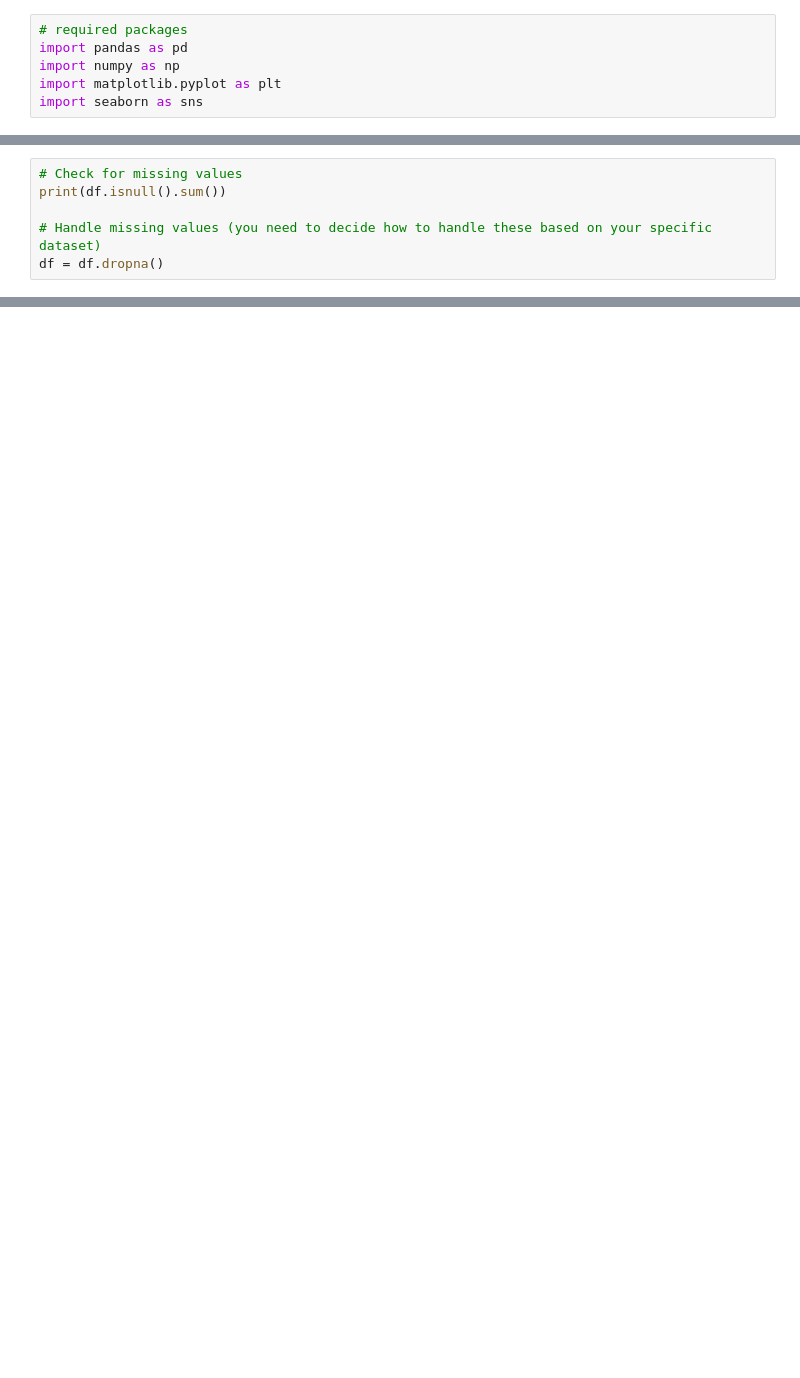
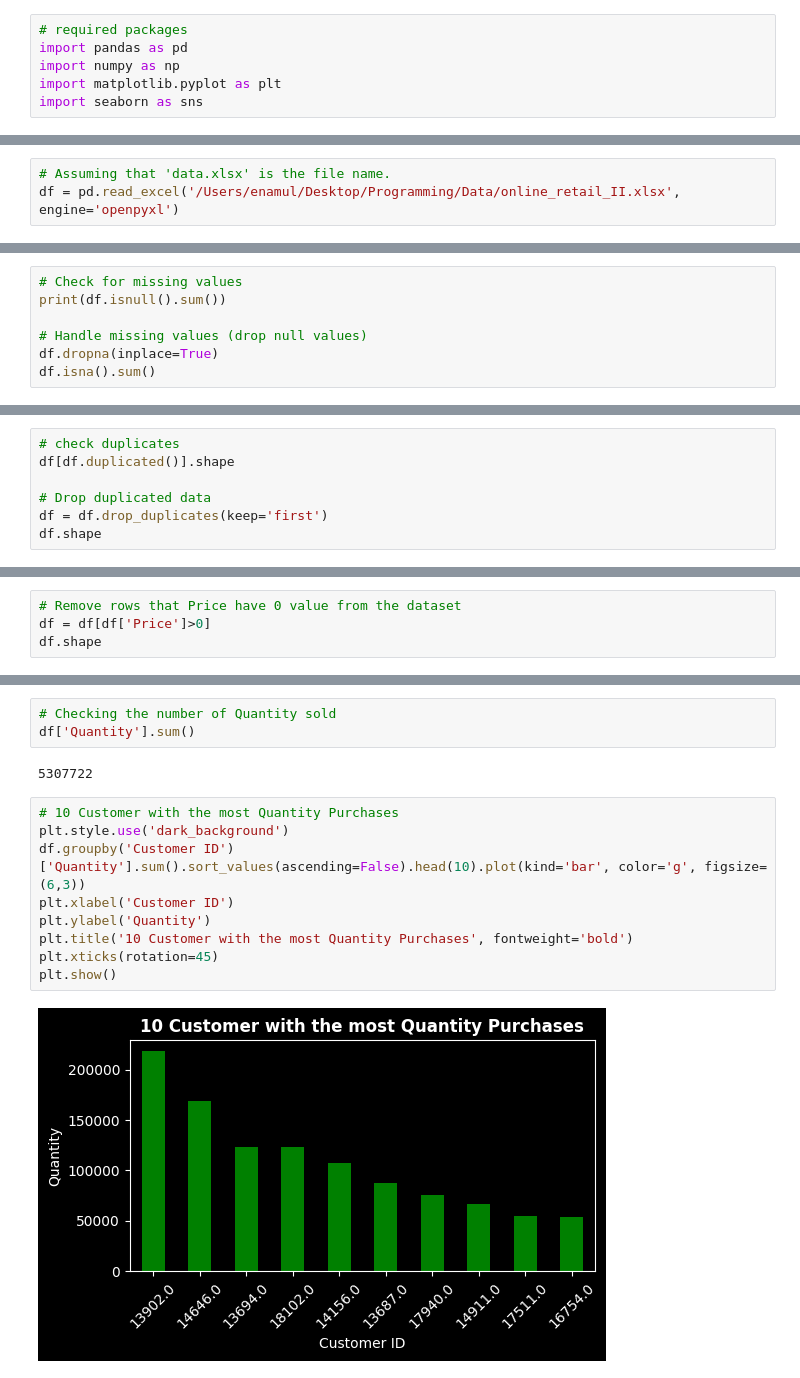
Before and after one commit to Enamul22/Customer_Segmentation_Based_on_Customer_Purchasing_Behavior, a Jupyter notebook: notebook/data_explorer.ipynb, the cells around one changed output, grey strips where cells are left out. Drawn from its saved outputs; the diff is of its cells as text; blank space fills up the shorter version.

```diff
--- a/notebook/data_explorer.ipynb
+++ b/notebook/data_explorer.ipynb
@@ -11,3 +7,6 @@ ImportError: Missing optional dependency 'openpyxl'.  Use pip or conda to instal
+# %%
+# Assuming that 'data.xlsx' is the file name.
+df = pd.read_excel('/Users/enamul/Desktop/Programming/Data/online_retail_II.xlsx', engine='openpyxl')
 # %%
 # Basic info
 print(df.info())
@@ -16,5 +33,6 @@ print(df.describe())
 # Check for missing values
 print(df.isnull().sum())
 
-# Handle missing values (you need to decide how to handle these based on your specific dataset)
-df = df.dropna()
+# Handle missing values (drop null values)
+df.dropna(inplace=True)
+df.isna().sum()
@@ -28,0 +64,7 @@ plt.show()
+# %%
+# check duplicates
+df[df.duplicated()].shape
+
+# Drop duplicated data
+df = df.drop_duplicates(keep='first')
+df.shape
@@ -28,0 +103,4 @@ plt.show()
+# %%
+# Remove rows that Price have 0 value from the dataset
+df = df[df['Price']>0]
+df.shape
@@ -28,0 +119,16 @@ plt.show()
+# %%
+# Checking the number of Quantity sold
+df['Quantity'].sum()
+# %% [output]
+5307722
+# %%
+# 10 Customer with the most Quantity Purchases
+plt.style.use('dark_background')
+df.groupby('Customer ID')['Quantity'].sum().sort_values(ascending=False).head(10).plot(kind='bar', color='g', figsize=(6,3))
+plt.xlabel('Customer ID')
+plt.ylabel('Quantity')
+plt.title('10 Customer with the most Quantity Purchases', fontweight='bold')
+plt.xticks(rotation=45)
+plt.show()
+# %% [output]
+[figure, added]
```
Also changed, not shown: parts of 12 cells of this notebook, 7 other files.
